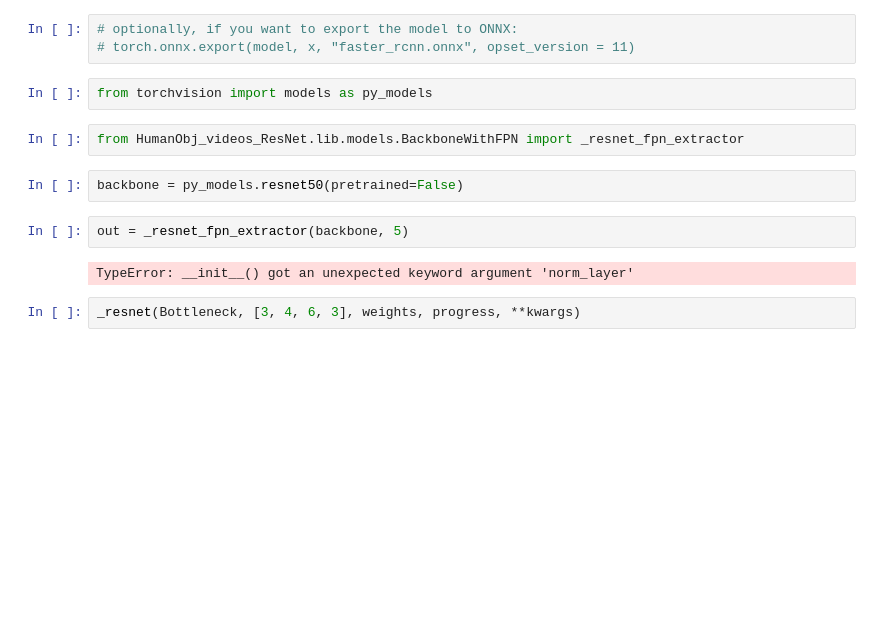
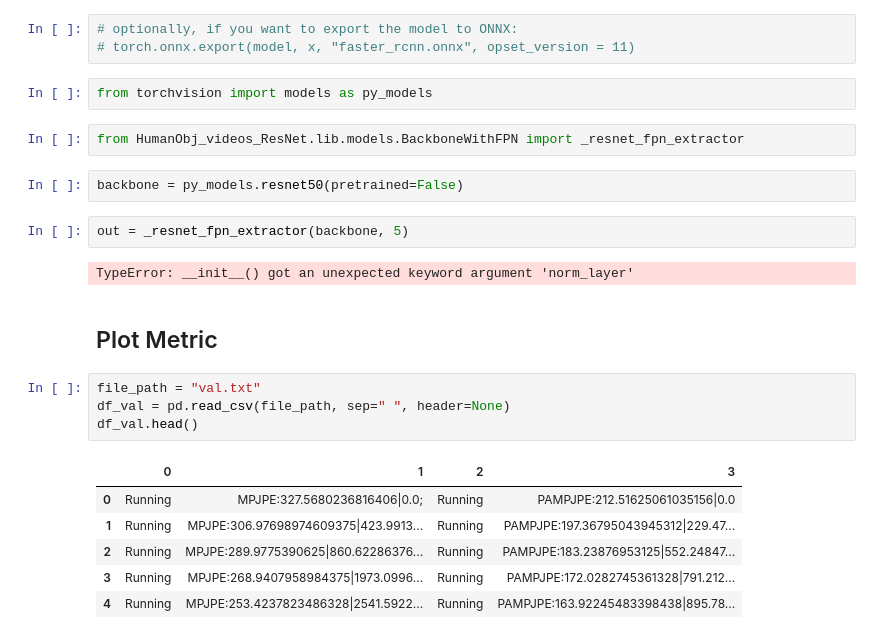
Before and after one commit to mkhoshle/Multiple_Human_Reconstruction, a Jupyter notebook: test_HOI.ipynb, the cells around one changed output. Cells and saved outputs as stored; diff of their text form; blank space fills up the shorter version.

```diff
--- a/test_HOI.ipynb
+++ b/test_HOI.ipynb
@@ -30,5 +59,16 @@ backbone = py_models.resnet50(pretrained=False)
 out = _resnet_fpn_extractor(backbone, 5)
 # %% [output]
 TypeError: __init__() got an unexpected keyword argument 'norm_layer'
-# %%
-_resnet(Bottleneck, [3, 4, 6, 3], weights, progress, **kwargs)
+# %% [markdown]
+## Plot Metric
+# %%
+file_path = "val.txt"
+df_val = pd.read_csv(file_path, sep=" ", header=None)
+df_val.head()
+# %% [output]
+|  | 0 | 1 | 2 | 3 |
+| 0 | Running | MPJPE:327.5680236816406|0.0; | Running | PAMPJPE:212.51625061035156|0.0 |
+| 1 | Running | MPJPE:306.97698974609375|423.9913... | Running | PAMPJPE:197.36795043945312|229.47... |
+| 2 | Running | MPJPE:289.9775390625|860.62286376... | Running | PAMPJPE:183.23876953125|552.24847... |
+| 3 | Running | MPJPE:268.9407958984375|1973.0996... | Running | PAMPJPE:172.0282745361328|791.212... |
+| 4 | Running | MPJPE:253.4237823486328|2541.5922... | Running | PAMPJPE:163.92245483398438|895.78... |
```
Also changed, not shown: parts of 10 cells of this notebook, 22 other files.
